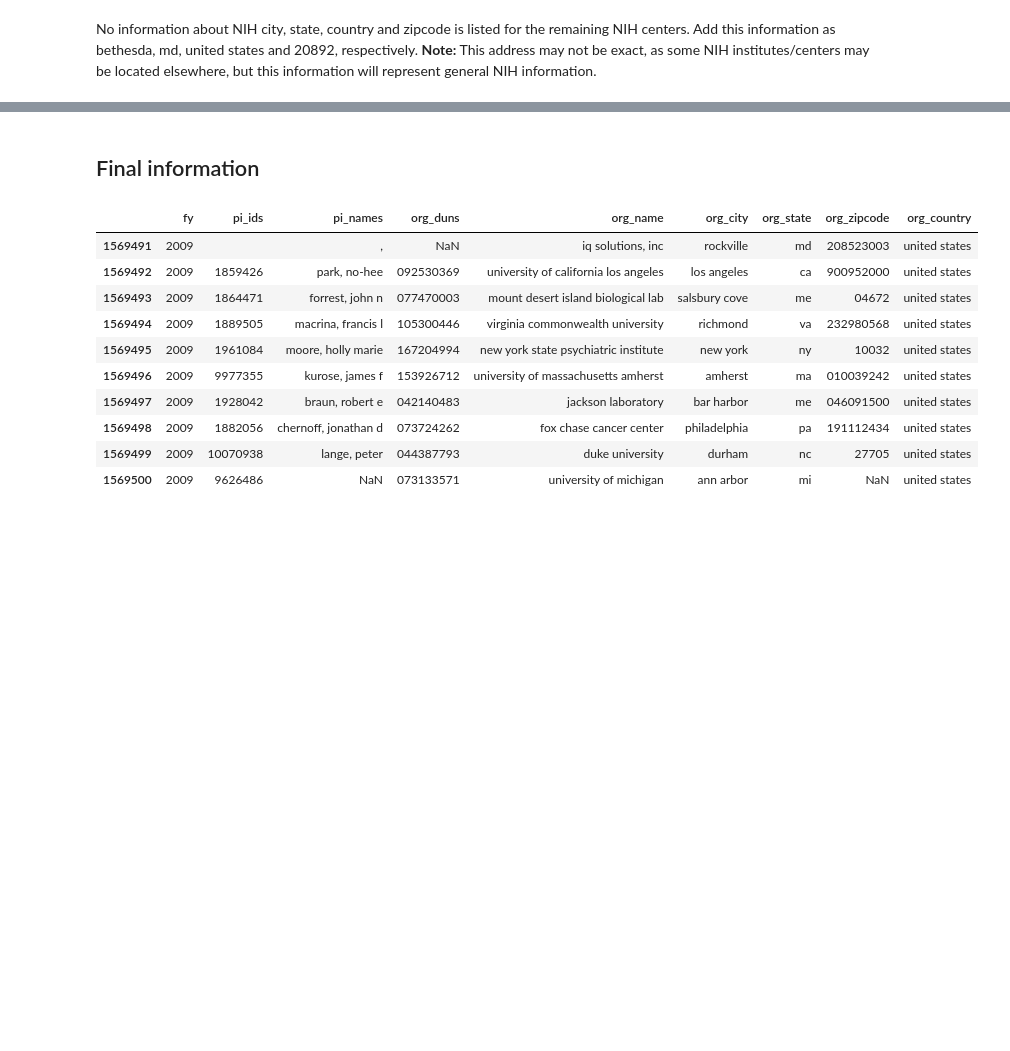
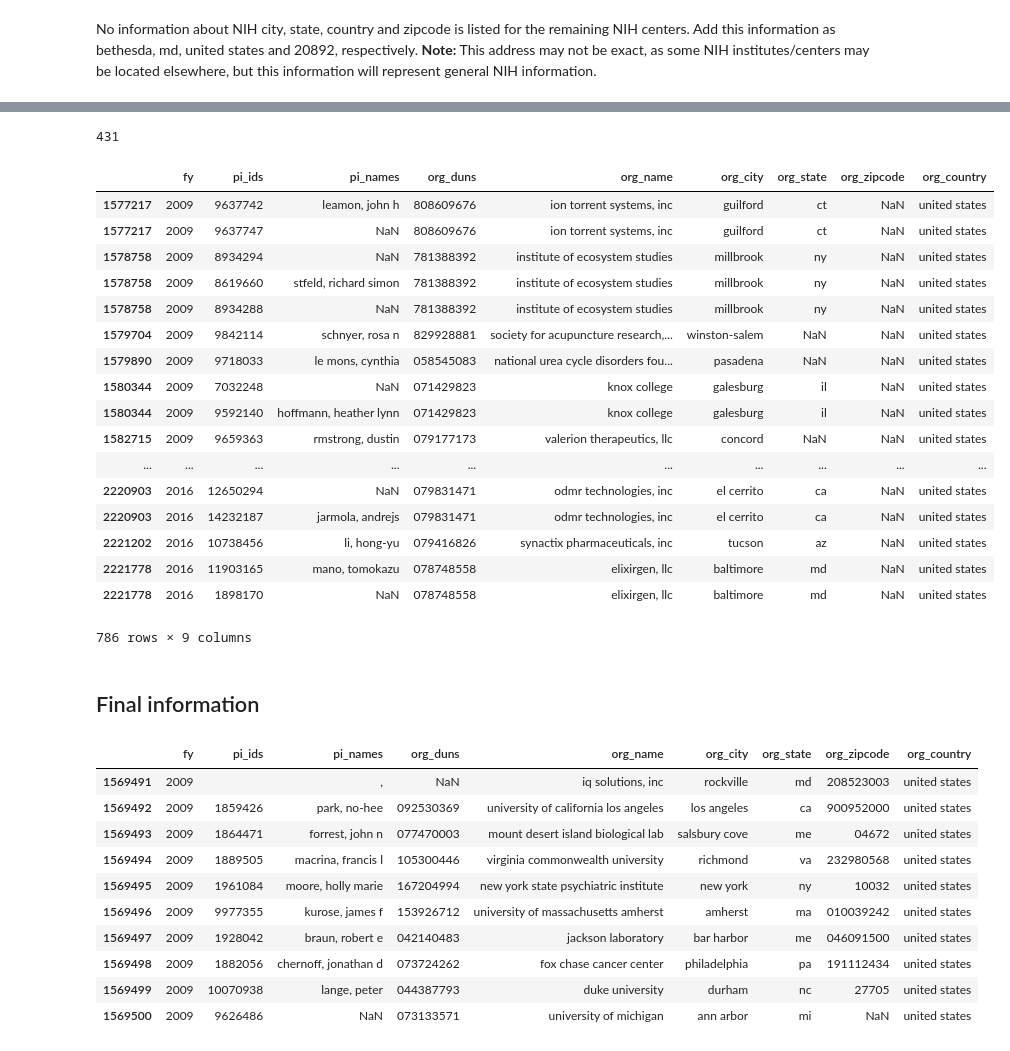
Before and after one commit to yuwie10/nih-awards, a Jupyter notebook: cleaning_pi_info.ipynb, the cells around one changed output, grey strips where cells are left out. Drawn from its saved outputs; the diff is of its cells as text; code cells hidden in the pictures; blank space fills up the shorter version.

Commit message:
filled most missing info except entries where zip code is unlisted for usa grants

```diff
--- a/cleaning_pi_info.ipynb
+++ b/cleaning_pi_info.ipynb
@@ -208,7 +208,7 @@ dtypes = {key: str for key in columns}
 pi_info_raw = pd.read_csv('all_grants.csv', compression = 'gzip', usecols = columns, dtype = dtypes)
 
 #Only analyzing grants from 2000 onwards, as prior to that no funding information is available
-pi_info_raw = pi_info_raw.ix[pi_info_raw['fy'] >= '2000']
+pi_info_raw = pi_info_raw.ix[pi_info_raw['fy'] >= '2009']
 pi_info_raw.tail()
 # %% [output]
 |  | fy | org_city | org_country | org_duns | org_name | org_state | org_zipcode | pi_ids | pi_names |
@@ -846,2 +817,2 @@ Name: org_name, dtype: int64
 # %%
-pi_unique.ix[pi_unique['org_country'].isnull()].count()
+null_zip = pi_unique.ix[(pi_unique['org_country'] == 'united states') & pi_unique['org_zipcode'].isnull()]
@@ -930,3 +832,28 @@ Check whether the DUNS number of any of these organizations are listed in other
+# %%
+null_zip['org_duns'].value_counts().count()
+# %% [output]
+431
+# %%
+null_zip
+# %% [output]
+|  | fy | pi_ids | pi_names | org_duns | org_name | org_city | org_state | org_zipcode | org_country |
+| 1577217 | 2009 | 9637742 | leamon, john h | 808609676 | ion torrent systems, inc | guilford | ct | NaN | united states |
+| 1577217 | 2009 | 9637747 | NaN | 808609676 | ion torrent systems, inc | guilford | ct | NaN | united states |
+| 1578758 | 2009 | 8934294 | NaN | 781388392 | institute of ecosystem studies | millbrook | ny | NaN | united states |
+| 1578758 | 2009 | 8619660 | stfeld, richard simon | 781388392 | institute of ecosystem studies | millbrook | ny | NaN | united states |
+| 1578758 | 2009 | 8934288 | NaN | 781388392 | institute of ecosystem studies | millbrook | ny | NaN | united states |
+| 1579704 | 2009 | 9842114 | schnyer, rosa n | 829928881 | society for acupuncture research,... | winston-salem | NaN | NaN | united states |
+| 1579890 | 2009 | 9718033 | le mons, cynthia | 058545083 | national urea cycle disorders fou... | pasadena | NaN | NaN | united states |
+| 1580344 | 2009 | 7032248 | NaN | 071429823 | knox college | galesburg | il | NaN | united states |
+| 1580344 | 2009 | 9592140 | hoffmann, heather lynn | 071429823 | knox college | galesburg | il | NaN | united states |
+| 1582715 | 2009 | 9659363 | rmstrong, dustin | 079177173 | valerion therapeutics, llc | concord | NaN | NaN | united states |
+| ... | ... | ... | ... | ... | ... | ... | ... | ... | ... |
+| 2220903 | 2016 | 12650294 | NaN | 079831471 | odmr technologies, inc | el cerrito | ca | NaN | united states |
+| 2220903 | 2016 | 14232187 | jarmola, andrejs | 079831471 | odmr technologies, inc | el cerrito | ca | NaN | united states |
+| 2221202 | 2016 | 10738456 | li, hong-yu | 079416826 | synactix pharmaceuticals, inc | tucson | az | NaN | united states |
+| 2221778 | 2016 | 11903165 | mano, tomokazu | 078748558 | elixirgen, llc | baltimore | md | NaN | united states |
+| 2221778 | 2016 | 1898170 | NaN | 078748558 | elixirgen, llc | baltimore | md | NaN | united states |
+786 rows × 9 columns
 # %% [markdown]
 ## Final information
 # %%
```
Also changed, not shown: parts of 27 cells of this notebook.
